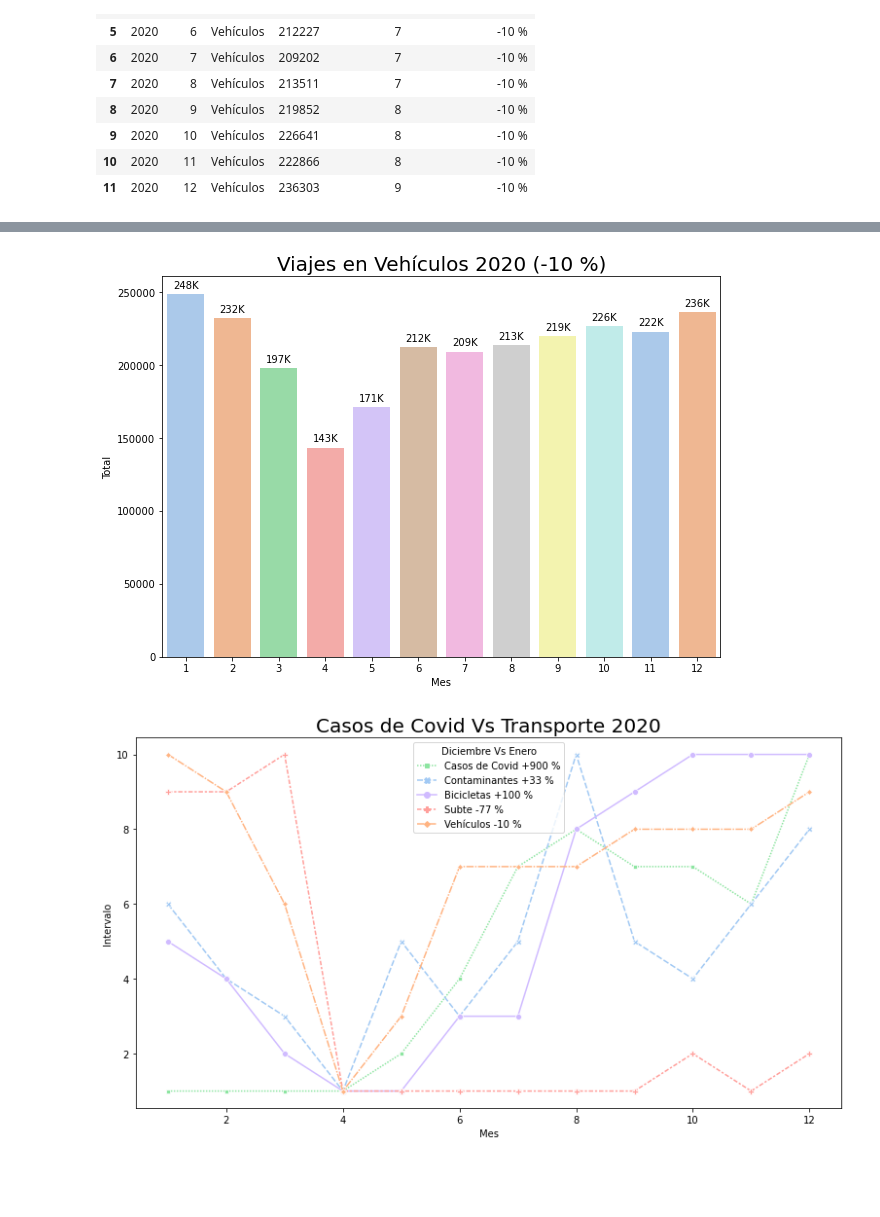
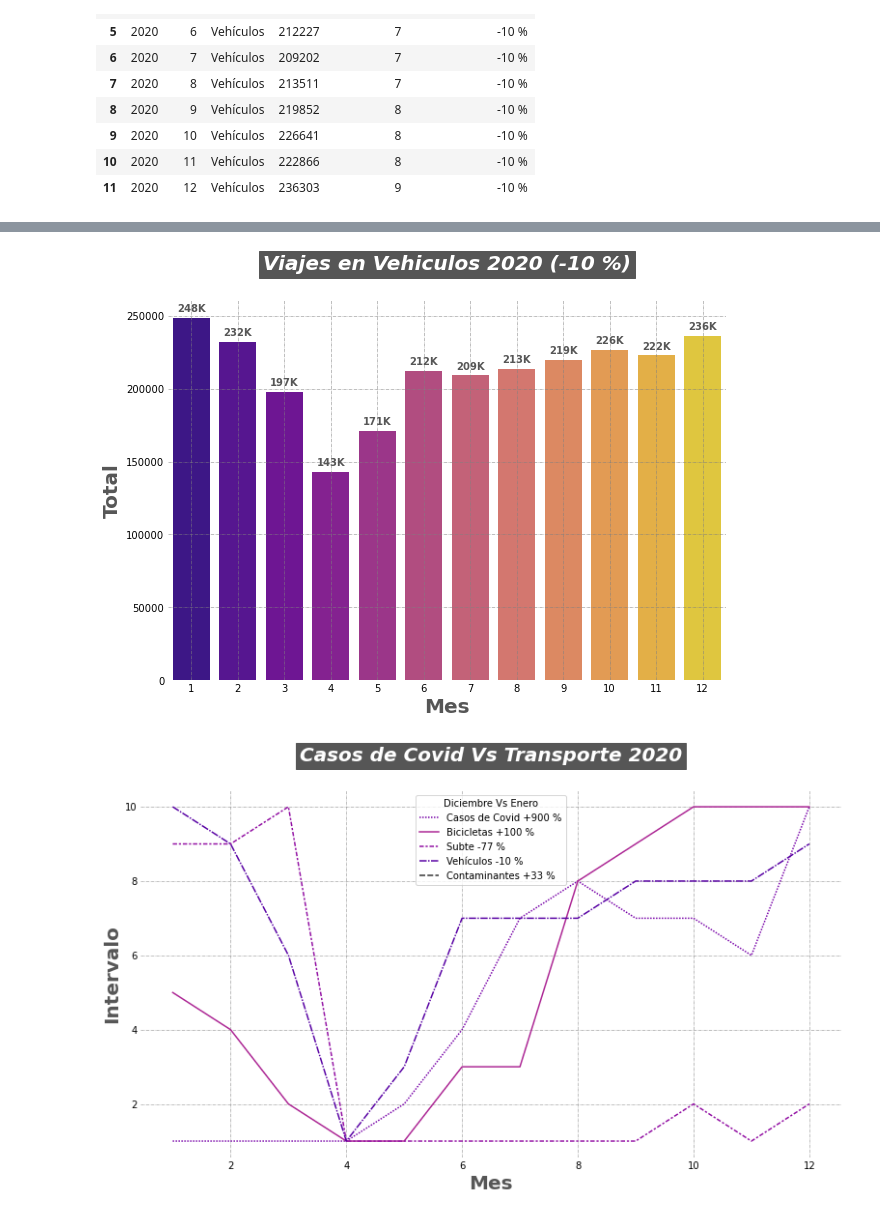
Before and after one commit to fernandorgonzalez/cursos-eant-python_data_analytics-proyecto, a Jupyter notebook: pda-lm-n-294-1.ipynb, the cells around one changed output, grey strips where cells are left out. Saved outputs shown, nothing was run; the diff lists cells and outputs as text; code cells hidden in the pictures; blank space fills up the shorter version.

```diff
--- a/pda-lm-n-294-1.ipynb
+++ b/pda-lm-n-294-1.ipynb
@@ -145,6 +151,6 @@ sns.color_palette('pastel',12)
 # %%
 paleta_meses = {}
 for i in range(0,12):
-    paleta_meses[i+1] = sns.color_palette('pastel',12)[i]
+    paleta_meses[i+1] = sns.color_palette('plasma',12)[i]
 paleta_meses
 # %% [output]
@@ -225,9 +237,14 @@ for p in s.patches:
                    ha = 'center', va = 'center',
                    size=10,
                    xytext = (0, 9),
-                   textcoords = 'offset points')
-plt.title("Viajes en Bicicleta 2020 (" + df_bicicletas.iloc[0][5] + ")", fontsize = 20)
-plt.xlabel('Mes')
-plt.ylabel('Total')
+                   textcoords = 'offset points',
+                   weight="bold",color="#565656")
+plt.title("Viajes en Bicicleta 2020 (" + df_bicicletas.iloc[0][5] + ")", fontsize = 20,backgroundcolor="#565656",
+  weight="bold",color="white",style="italic",loc="center",pad=30)
+plt.xlabel('Mes',weight="bold",size=20,color="#565656")
+plt.ylabel('Total',weight="bold",size=20,color="#565656")
+plt.tick_params(labelsize=10,length=0)
+plt.box(False)
+plt.grid(linewidth=0.5,color="grey",linestyle="-.")
 plt.show()
 # %% [output]
@@ -244,9 +261,14 @@ for p in s.patches:
                    ha = 'center', va = 'center',
                    size=10,
                    xytext = (0, 9),
-                   textcoords = 'offset points')
-plt.title("Viajes en Subte 2020 (" + df_subte.iloc[0][5] + ")", fontsize = 20)
-plt.xlabel('Mes')
-plt.ylabel('Total')
+                   textcoords = 'offset points',
+                   weight="bold",color="#565656")
+plt.title("Viajes en Subte 2020 (" + df_subte.iloc[0][5] + ")", fontsize = 20,backgroundcolor="#565656",
+  weight="bold",color="white",style="italic",loc="center",pad=30)
+plt.xlabel('Mes',weight="bold",size=20,color="#565656")
+plt.ylabel('Total',weight="bold",size=20,color="#565656")
+plt.tick_params(labelsize=10,length=0)
+plt.box(False)
+plt.grid(linewidth=0.5,color="grey",linestyle="-.")
 plt.show()
 # %% [output]
@@ -254,36 +276,47 @@ plt.show()
 # %%
 plt.figure(figsize=(10,7))
 s = sns.barplot(data = df_vehiculos,
             x = 'MES',
             y = 'TOTAL',
             palette = paleta_meses)
 for p in s.patches:
     s.annotate(str(int(p.get_height()/1000)) + 'K',
                    (p.get_x() + p.get_width() / 2., p.get_height()),
                    ha = 'center', va = 'center',
                    size=10,
                    xytext = (0, 9),
-                   textcoords = 'offset points')
-plt.title("Viajes en Vehículos 2020 (" + df_vehiculos.iloc[0][5] + ")", fontsize = 20)
-plt.xlabel('Mes')
-plt.ylabel('Total')
+                   textcoords = 'offset points',
+                   weight="bold",color="#565656")
+plt.title("Viajes en Vehiculos 2020 (" + df_vehiculos.iloc[0][5] + ")", fontsize = 20,backgroundcolor="#565656",
+  weight="bold",color="white",style="italic",loc="center",pad=30)
+plt.xlabel('Mes',weight="bold",size=20,color="#565656")
+plt.ylabel('Total',weight="bold",size=20,color="#565656")
+plt.tick_params(labelsize=10,length=0)
+plt.box(False)
+plt.grid(linewidth=0.5,color="grey",linestyle="-.")
 plt.show()
 # %% [output]
-[figure, old version]
+[figure, new version]
 # %%
 plt.figure(figsize=(13,7))
 b = sns.lineplot(data = df,
             x = 'MES',
             y = 'INTERVALO',
             hue = 'Diciembre Vs Enero',
-            hue_order = ['Casos de Covid ' + df_covid.iloc[0][5], 'Contaminantes ' + df_contaminantes.iloc[0][5],'Bicicletas ' + df_bicicletas.iloc[0][5],'Subte ' + df_subte.iloc[0][5],'Vehículos ' + df_vehiculos.iloc[0][5]],
+            hue_order = ['Casos de Covid ' +  df_covid.iloc[0][5],'Bicicletas ' + df_bicicletas.iloc[0][5],'Subte ' + df_subte.iloc[0][5],'Vehículos ' + df_vehiculos.iloc[0][5]],
             style = 'Diciembre Vs Enero',
-            markers=True,
-            dashes=True,
+            #markers=[":microbe:",":bicycle:", ":metro:", ":automobile:"] o {'Casos de Covid ': ":microbe:",'Bicicletas ':":bicycle:",'Subte ':":metro:",'Vehículos ':":automobile:" },
+            #ms=12 tamaño de los markers
+            #dashes={'Casos de Covid ': ".",'Bicicletas ':"-",'Subte ':",",'Vehículos ':":" }True,
+            #dashes_capstyles= {'Casos de Covid ': "butt",'Bicicletas ':"round",'Subte ':"projecting",'Vehículos ':":" }
             palette = paleta_transportes)
-plt.title("Casos de Covid Vs Transporte 2020", fontsize = 20)
-plt.xlabel('Mes')
-plt.ylabel('Intervalo')
+plt.title("Casos de Covid Vs Transporte 2020", fontsize = 20,backgroundcolor="#565656",
+  weight="bold",color="white",style="italic",loc="center",pad=30)
+plt.xlabel('Mes',weight="bold",size=20,color="#565656")
+plt.ylabel('Intervalo',weight="bold",size=20,color="#565656")
+plt.tick_params(labelsize=10,length=0)
+plt.box(False)
+plt.grid(linewidth=0.5,color="grey",linestyle="-.")
 plt.show()
 # %% [output]
-[figure, old version]
+[figure, new version]
```
Also changed, not shown: parts of 15 cells of this notebook, 3 other files.
